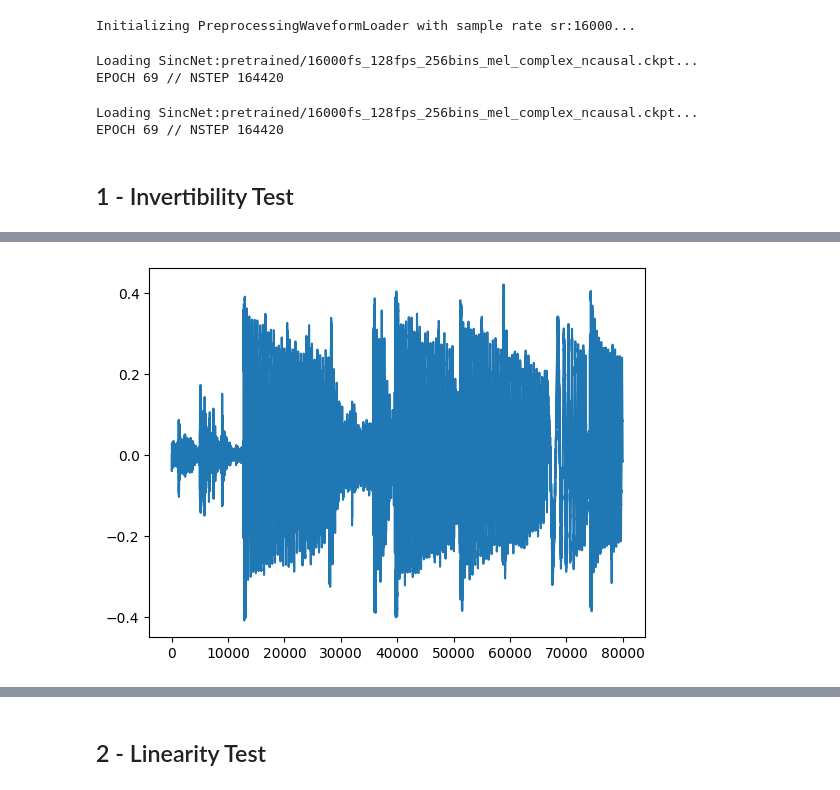
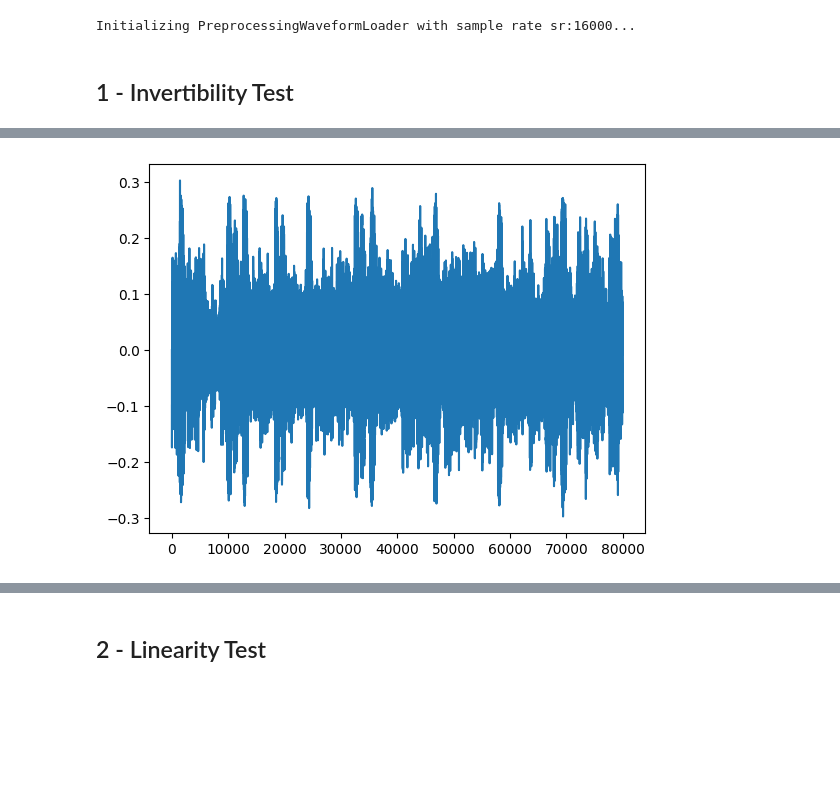
Before and after one commit to wkzng/iSincNet, a Jupyter notebook: demo_sincnet.ipynb, the cells around one changed output, grey strips where cells are left out. Drawn from its saved outputs; the diff is of its cells as text; code cells hidden in the pictures; blank space fills up the shorter version.

```diff
--- a/demo_sincnet.ipynb
+++ b/demo_sincnet.ipynb
@@ -32,53 +29,42 @@ params = {
     "scale": "mel",
     "component": "complex",
     "causal": False,
+    "decoder_type": "fast"
 }
 
 sinc : SincNet = (
     SincNet(**params)
-    .load_pretrained_weights(weights_folder=weights_folder, verbose=True)
     .eval()
     .to(device)
 )
-# %% [output]
-Loading SincNet:pretrained/16000fs_128fps_256bins_mel_complex_ncausal.ckpt...
-EPOCH 69 // NSTEP 164420
 # %%
 n_fft = 1024
 win_length = 1024
 hop_length = win_length // 4
 stft = TorchSTFT(sample_rate=params["fs"], n_fft=n_fft, hop_length=hop_length, win_length=win_length).to(device)
-# %%
-_ = sinc.load_pretrained_weights(weights_folder=weights_folder, verbose=True)
-# %% [output]
-Loading SincNet:pretrained/16000fs_128fps_256bins_mel_complex_ncausal.ckpt...
-EPOCH 69 // NSTEP 164420
 # %% [markdown]
 ## 1 - Invertibility Test
 # %%
 audio_pathes = {
     1:"audio/invertibility/p232_001.wav",
     2:"audio/invertibility/p232_002.wav",
     3:"audio/invertibility/15033000.mp3",
     4:"audio/invertibility/16366200.mp3",
     5:"audio/invertibility/16129994.mp3",
     6:"audio/invertibility/16176213.mp3",
 }
 
-audio_path = audio_pathes[3]
-audio_path = "audio/space-of-soul.mp3"
-audio_path = "audio/backwhen-watermane-deep-water.mp3"
-#audio_path = "audio/stellardrone-billions-and-billions-spaceambient.mp3"
+audio_path = audio_pathes[4]
 
 waveform = audio_loader.load_segment(audio_path, offset=15, duration=5, nchannels=1)
 loudness = audio_loader.measure_loudness(waveform)
 waveform = audio_loader.normalise_loudness(waveform, loudness, target_lufs=-23)
 
 plt.plot(waveform[0])
 ipd.Audio(waveform, rate=SAMPLE_RATE, autoplay=False)
 # %% [output]
 [interactive output not drawn]
-[figure, old version]
+[figure, new version]
 # %%
 eps=1e-8
 q_bits = 8
```
Also changed, not shown: parts of 9 cells of this notebook.
